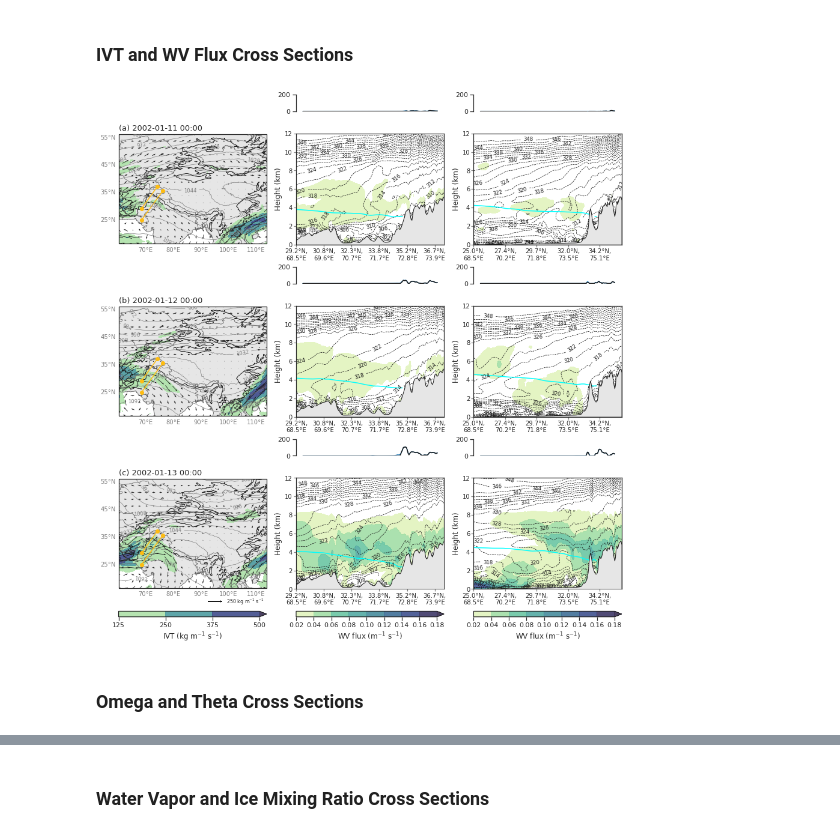
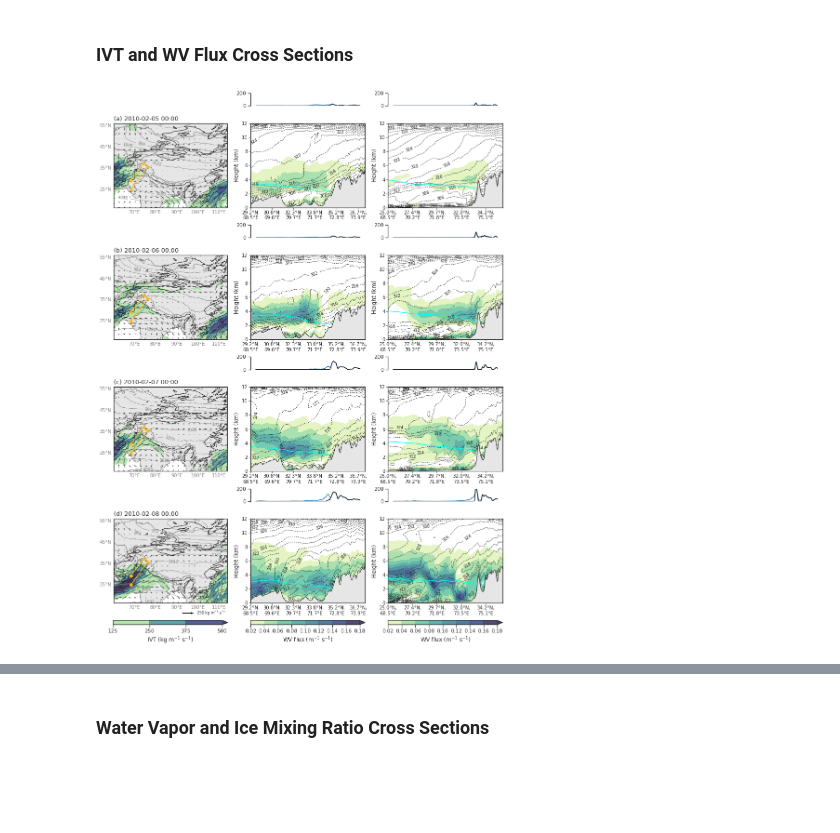
Before and after one commit to dlnash/HMA_AR_freezing_level, a Jupyter notebook: analysis/fig08-09_cross_section_static.ipynb, the cells around one changed output, grey strips where cells are left out. Drawn from its saved outputs; the diff is of its cells as text; code cells hidden in the pictures; blank space fills up the shorter version.

```diff
--- a/analysis/fig08-09_cross_section_static.ipynb
+++ b/analysis/fig08-09_cross_section_static.ipynb
@@ -46,10 +46,10 @@ path_to_figs = '../figs/'      # figures
 # %% [markdown]
 ## Import AR Data
 # %%
-arname = 'jan2002'
+arname = 'feb2010'
 manual = True
 # import configuration file for case study choice
-yaml_doc = '../data/ar_casestudy.yml'
+yaml_doc = '../data/config_files/ar_casestudy.yml'
 config = yaml.load(open(yaml_doc), Loader=yaml.SafeLoader)
 ar_dict = config[arname]
 
@@ -308,8 +257,8 @@ CoordPair(lat=29.212715517241378, lon=68.5) CoordPair(lat=37.14375, lon=74.25)
 CoordPair(lat=25.0040948275862, lon=68.5) CoordPair(lat=35.693749999999994, lon=76.25)
 # %%
 # interpolate precipitation and snow across cross section line
-varlst = ['prec', 'snow', 'prec', 'z']
-datalst = [ds_lst[2], ds_lst[2], gpm, ds_lst[3]]
+varlst = ['prec', 'snow', 'z']
+datalst = [ds_lst[2], ds_lst[2], ds_lst[3]]
 
 final_cross = []
 for i, (var, data) in enumerate(zip(varlst, datalst)):
@@ -328,8 +277,7 @@ for i, (var, data) in enumerate(zip(varlst, datalst)):
 
 prec_crs = final_cross[0]
 snow_crs = final_cross[1]
-gpm_crs = final_cross[2]
-freeze_crs = final_cross[3]
+freeze_crs = final_cross[2]
 # %%
 ## get d01 terrain for synoptic plots
 fname = ar_dict['wrf_files2'][0]
@@ -542,40 +490,33 @@ for j, data in enumerate(datalst):
     cb = Colorbar(ax = cbax, mappable = cf, orientation = 'horizontal', ticklocation = 'bottom')
     cb.set_label('WV flux (m$^{-1}$ s$^{-1}$)')
 
-for j, (prec, snow, gpm) in enumerate(zip(prec_crs, snow_crs, gpm_crs)):
+for j, (prec, snow) in enumerate(zip(prec_crs, snow_crs)):
     ## Add rain and snow line plot
     for k, other in enumerate(rowid[::2]):
         ax = fig.add_subplot(gs[other, j+1:j+2])
 
         # WRF Precip
         x = prec.isel(time=k).lat.values
         y = prec.isel(time=k).values
         ax.plot(x, y, color='tab:blue')
 
         # WRF SNOW
         y = snow.isel(time=k).values
         ax.plot(x, y, color='k')
-
-        # # IMERG Precip
-        # x2 = gpm.isel(time=k).lat.values
-        # y2 = gpm.isel(time=k).values
-        # ax.plot(x2, y2, color='tab:red')
 
         # some plot parameters to make it look nice
         ax.set_ylim(0, 200)
         ax.spines['top'].set_visible(False)
         ax.spines['right'].set_visible(False)
     #     ax.spines['left'].set_visible(False)
         ax.spines['bottom'].set_visible(False)
         ax.get_xaxis().set_ticks([])
     #     ax.get_yaxis().set_ticks([])
 
 ## Save figure
 plt.savefig(filepath, dpi=300, bbox_inches='tight')
 
 # Show
 plt.show()
 # %% [output]
-[figure, old version]
+[figure, new version]
-# %% [markdown]
-### Omega and Theta Cross Sections
```
Also changed, not shown: parts of 11 cells of this notebook, 10 other files.
